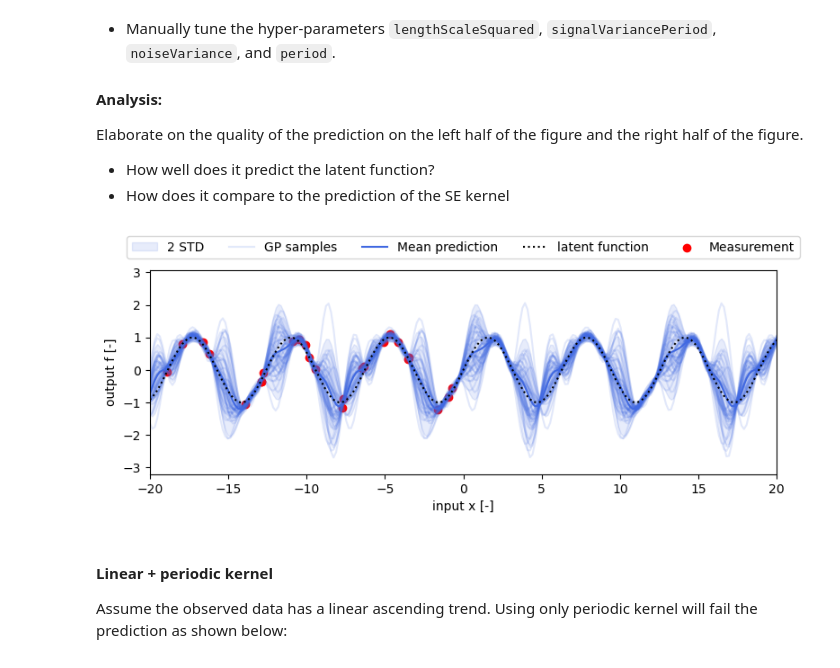
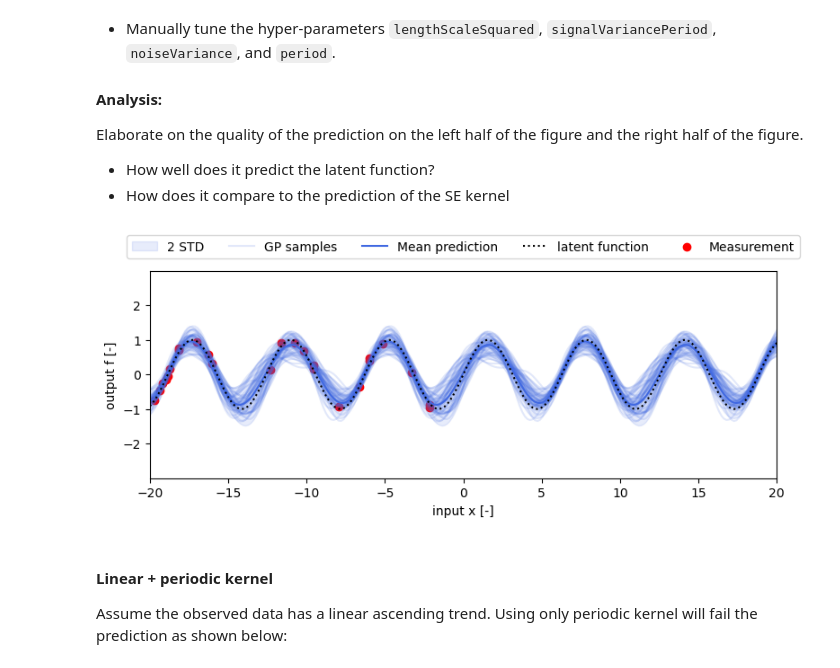
Before and after one commit to deepglitch12/sensorfusion_assignments, a Jupyter notebook: assignment3_students.ipynb, the cells around one changed output. Saved outputs shown, nothing was run; the diff lists cells and outputs as text; code cells hidden in the pictures.

```diff
--- a/assignment3_students.ipynb
+++ b/assignment3_students.ipynb
@@ -96,3 +96,9 @@ Elaborate on the following:
 - What does a high or low kernel value represent?
 
 - What changes when you change the value of the length-scale and the signal variance?
+# %%
+a = 10
+b = 12
+
+abs(a-b)
+np.linalg.norm(a-b)
@@ -99,6 +107,6 @@ Elaborate on the following:
 # %%
 def kernelSE(x1, x2, lengthScale, signalVarianceSE):
-    k = (signalVarianceSE**2)*np.exp(abs((x1 - x2)**2)/(-2*(lengthScale**2)))
+    k = (signalVarianceSE)*np.exp((np.linalg.norm((x1 - x2),axis=0)**2)/(-2*(lengthScale**2)))
     return k
 
 lengthScales = np.array([1, 1, 1])
@@ -246,14 +261,19 @@ Elaborate on the quality of the prediction on the left half of the figure and th
 - How well does it predict the latent function?
 # %%
 def predictSE(Xstar, X, y, lengthScaleSquared, signalVarianceSE, noiseVariance):
-    mean = ""
-    cov = ""
+
+    L = np.linalg.cholesky(kernelMatrixSE(X,X,lengthScaleSquared,signalVarianceSE) + noiseVariance*np.eye(X.shape[1]))
+    a = np.linalg.inv(L.T) @ (np.linalg.inv(L) @ y)
+    v = np.linalg.inv(L) @ kernelMatrixSE(X,Xstar,lengthScaleSquared,signalVarianceSE)
+
+    mean = kernelMatrixSE(Xstar,X,lengthScaleSquared,signalVarianceSE) @ a
+    cov = kernelMatrixSE(Xstar,Xstar,lengthScaleSquared,signalVarianceSE) - (v.T @ v)
     return mean, cov
 
 
-lengthScaleSquared = 1
+lengthScaleSquared = 2
 signalVariancePeriod = 1
-noiseVariance = 1
+noiseVariance = 0.01
 
 
 ''' Code for plotting: Do not change code below '''
@@ -360,34 +390,42 @@ Elaborate on the quality of the prediction on the left half of the figure and th
 - How does it compare to the prediction of the SE kernel
 # %%
 def kernelPeriodic(x1, x2, lengthScaleSquared, signalVariancePeriod, period):
-    k = ""
+    k = signalVariancePeriod * np.exp(np.sin((np.pi/period)*(abs(x1-x2)))**2/(-0.5 * lengthScaleSquared))
     return k
 
 def kernelMatrixPeriodic(X1, X2, lengthScaleSquared, signalVariancePeriod, period):
-    K = ""
+    K = np.zeros((X1.shape[1],X2.shape[1]))
+    for i in range(X1.shape[1]):
+        for j in range(X2.shape[1]):
+            K[i,j] = kernelPeriodic(X1[:,i],X2[:,j],lengthScaleSquared,signalVariancePeriod, period)
     return K
 
 def predictPeriodic(Xstar, X, y, lengthScaleSquared, signalVariancePeriod, period, noiseVariance):
-    mean = ""
-    cov = ""
+
+    L = np.linalg.cholesky(kernelMatrixPeriodic(X,X,lengthScaleSquared,signalVariancePeriod,period) + noiseVariance*np.eye(X.shape[1]))
+    a = np.linalg.inv(L.T) @ (np.linalg.inv(L) @ y)
+    v = np.linalg.inv(L) @ kernelMatrixPeriodic(X,Xstar,lengthScaleSquared,signalVariancePeriod, period)
+
+    mean = kernelMatrixPeriodic(Xstar,X,lengthScaleSquared,signalVariancePeriod, period) @ a
+    cov = kernelMatrixPeriodic(Xstar,Xstar,lengthScaleSquared,signalVariancePeriod, period) - (v.T @ v)
     return mean, cov
 
 
-lengthScaleSquared = .1
-signalVariancePeriod = 1
-noiseVariance = 0.01
+lengthScaleSquared = 0.5
+signalVariancePeriod = 0.5
+noiseVariance = 0.1
 period = 4*np.pi
 
 
 ''' Code for plotting: Do not change code below '''
 posData1D = np.random.uniform(-20, 0, 25).reshape(1, -1)
 posPred1D = np.linspace(-20, 20, 250).reshape(1, -1)
 yData1D = helper.generateData(posData1D, 'sin')
 
 f, cov = predictPeriodic(posPred1D, posData1D, yData1D, lengthScaleSquared, signalVariancePeriod, period, noiseVariance)
 helper.makeGaussianProcessPredictionPlots(posData1D, yData1D, posPred1D, f, cov, 'sin')
 # %% [output]
-[figure, old version]
+[figure, new version]
 # %% [markdown]
 #### Linear + periodic kernel
 
```
Also changed, not shown: parts of 8 cells of this notebook.
